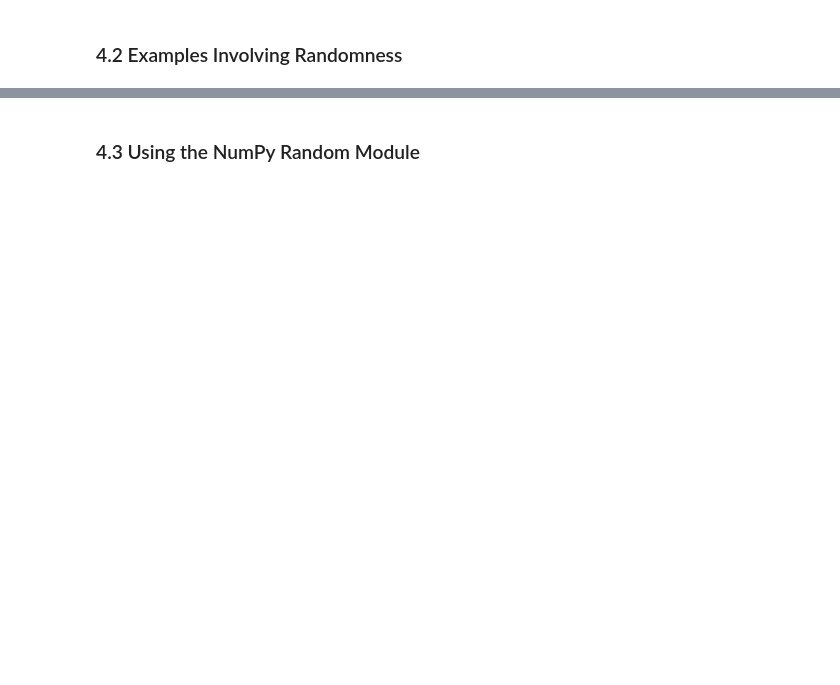
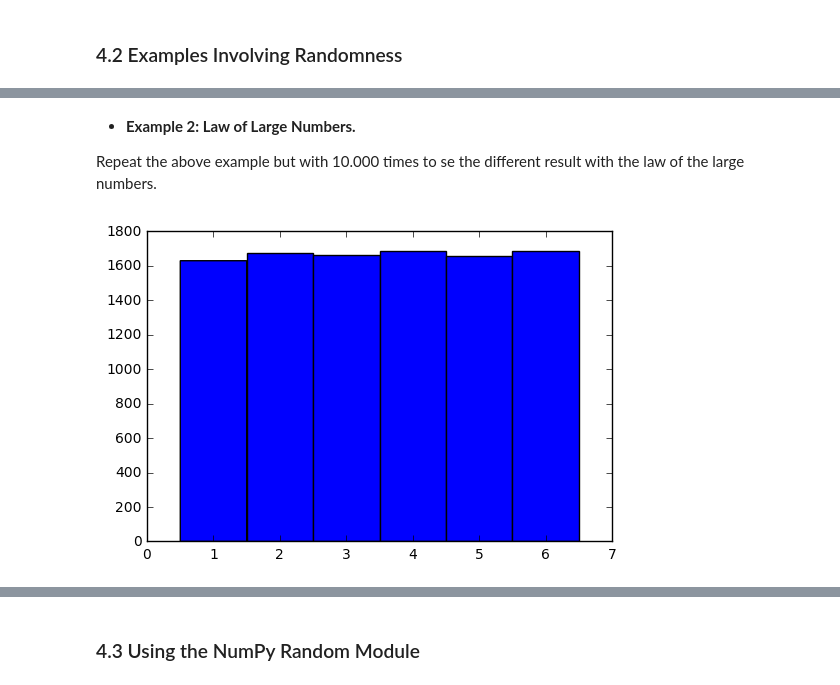
Before and after one commit to leduynguyen/Python-for-Research, a Jupyter notebook: Week 2/P4_Randomness_and_Time .ipynb, the cells around one changed output, grey strips where cells are left out. Saved outputs shown, nothing was run; the diff lists cells and outputs as text; code cells hidden in the pictures; blank space fills up the shorter version.

```diff
--- a/Week 2/P4_Randomness_and_Time .ipynb
+++ b/Week 2/P4_Randomness_and_Time .ipynb
@@ -34,0 +56,21 @@ range(1, 9)
+# %% [markdown]
+* **Example 2: Law of Large Numbers.**
+
+Repeat the above example but with 10.000 times to se the different result with the law of the large numbers.
+# %%
+import random
+import numpy as np
+import matplotlib.pyplot as plt
+
+# Init the rolls
+rolls = []
+
+# Roll 10.000 times
+for i in range(10000):
+    rolls.append(random.choice([1,2,3,4,5,6]))
+
+# Plot the histogram
+plt.hist(rolls, bins=np.linspace(0.5,6.5,7))
+plt.show()
+# %% [output]
+[figure, added]
```
Also changed, not shown: parts of 15 cells of this notebook, 2 other files.
